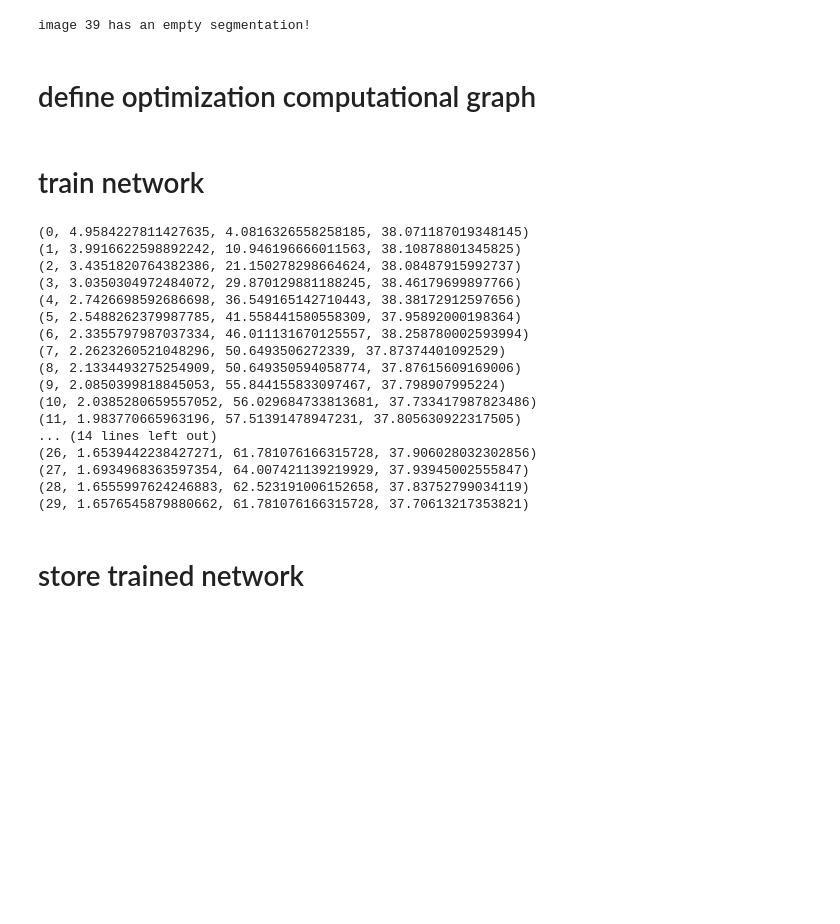
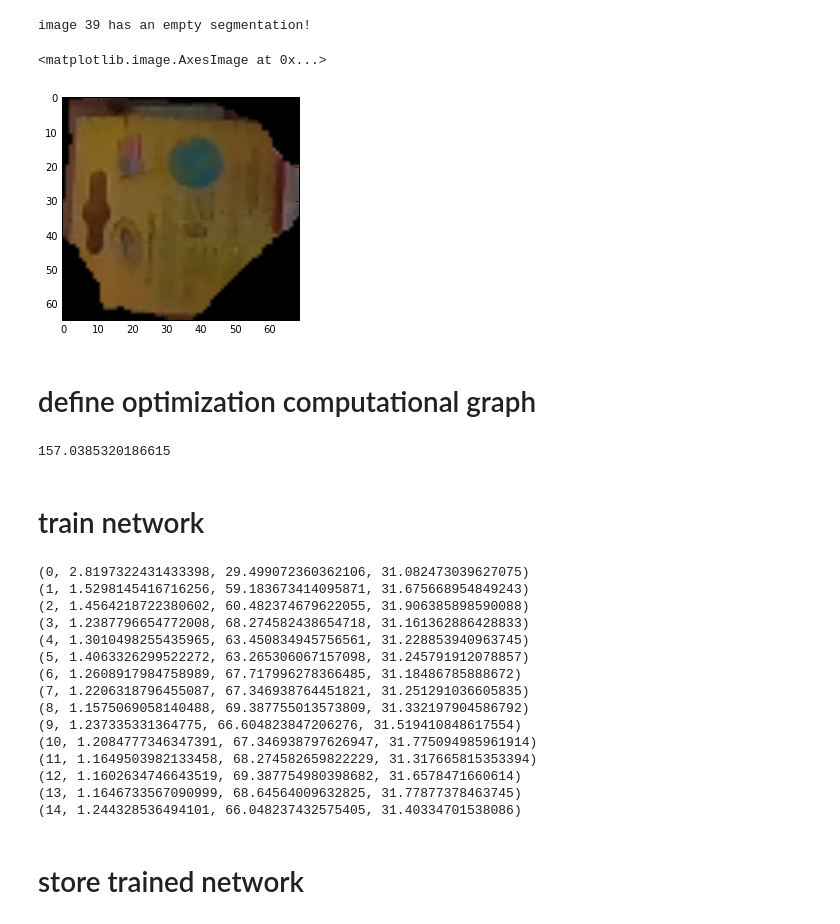
Before and after one commit to branchvincent/arc-reactor, a Jupyter notebook: src/perception/CNN_finetuning_ARC2017.ipynb, the cells around one changed output. Cells and saved outputs as stored; diff of their text form; code cells hidden in the pictures; blank space fills up the shorter version.

```diff
--- a/src/perception/CNN_finetuning_ARC2017.ipynb
+++ b/src/perception/CNN_finetuning_ARC2017.ipynb
@@ -823,6 +655,11 @@ y_val=np.array([LABELS[i] for i in labels]).astype('int32')
 X_val = np.vstack(X_val).astype(np.float32)
 # %% [output]
 image 39 has an empty segmentation!
+# %%
+plt.imshow(segment)
+# %% [output]
+<matplotlib.image.AxesImage at 0x...>
+[figure, added]
 # %% [markdown]
 # define optimization computational graph
 # %%
@@ -868,9 +711,13 @@ acc = T.mean(T.eq(T.argmax(deterministic_prediction, axis=1), y_sym),
 deterministic_loss=lasagne.objectives.categorical_crossentropy(deterministic_prediction, y_sym).mean()
 # %%
 # Compile functions for training, validation and prediction
-train_fn = theano.function([X_sym, y_sym], loss, updates=updates)
-val_fn = theano.function([X_sym, y_sym], [loss, acc])
+start=time()
+train_fn = theano.function([X_sym, y_sym, learning_rate], loss, updates=updates)
+val_fn = theano.function([X_sym, y_sym], [deterministic_loss, acc])
 pred_fn = theano.function([X_sym], deterministic_prediction)
+time()-start
+# %% [output]
+157.0385320186615
 # %% [markdown]
 # train network
 # %%
@@ -893,19 +740,16 @@ def train_batch():
 # We need a fairly small batch size to fit a large network like this in GPU memory
 BATCH_SIZE = 32
 # %%
-#training code
+### training code
 
-#store how many times the network saw each object for each epoch
-class_counts=list()
+for epoch in range(15):
+    start=time()
 
-for epoch in range(30):
-    start=time()
-    class_count_epoch=list()
     for batch in range(25):
-        loss,class_count = train_batch()
-        for i in class_count: #store class id for each epoch
-            class_count_epoch.append(i)
-    class_counts.append(class_count_epoch)
+        if epoch<5:
+            loss = train_batch(lr=.002)
+        else:
+            loss = train_batch(lr=.0001)
 
     ix = range(len(y_val))
     np.random.shuffle(ix)
@@ -921,23 +765,21 @@ for epoch in range(30):
     acc_tot /= len(ix)
     print(epoch, loss_tot, acc_tot * 100,time()-start)
 # %% [output]
-(0, 4.9584227811427635, 4.0816326558258185, 38.071187019348145)
-(1, 3.9916622598892242, 10.946196666011563, 38.10878801345825)
-(2, 3.4351820764382386, 21.150278298664624, 38.08487915992737)
-(3, 3.0350304972484072, 29.870129881188245, 38.46179699897766)
-(4, 2.7426698592686698, 36.549165142710443, 38.38172912597656)
-(5, 2.5488262379987785, 41.558441580558309, 37.95892000198364)
-(6, 2.3355797987037334, 46.011131670125557, 38.258780002593994)
-(7, 2.2623260521048296, 50.6493506272339, 37.87374401092529)
-(8, 2.1334493275254909, 50.649350594058774, 37.87615609169006)
-(9, 2.0850399818845053, 55.844155833097467, 37.798907995224)
-(10, 2.0385280659557052, 56.029684733813681, 37.733417987823486)
-(11, 1.983770665963196, 57.51391478947231, 37.805630922317505)
-... (14 lines left out)
-(26, 1.6539442238427271, 61.781076166315728, 37.906028032302856)
-(27, 1.6934968363597354, 64.007421139219929, 37.93945002555847)
-(28, 1.6555997624246883, 62.523191006152658, 37.83752799034119)
-(29, 1.6576545879880662, 61.781076166315728, 37.70613217353821)
+(0, 2.8197322431433398, 29.499072360362106, 31.082473039627075)
+(1, 1.5298145416716256, 59.183673414095871, 31.675668954849243)
+(2, 1.4564218722380602, 60.482374679622055, 31.906385898590088)
+(3, 1.2387796654772008, 68.274582438654718, 31.161362886428833)
+(4, 1.3010498255435965, 63.450834945756561, 31.228853940963745)
+(5, 1.4063326299522272, 63.265306067157098, 31.245791912078857)
+(6, 1.2608917984758989, 67.717996278366485, 31.18486785888672)
+(7, 1.2206318796455087, 67.346938764451821, 31.251291036605835)
+(8, 1.1575069058140488, 69.387755013573809, 31.332197904586792)
+(9, 1.237335331364775, 66.604823847206276, 31.519410848617554)
+(10, 1.2084777346347391, 67.346938797626947, 31.775094985961914)
+(11, 1.1649503982133458, 68.274582659822229, 31.317665815353394)
+(12, 1.1602634746643519, 69.387754980398682, 31.6578471660614)
+(13, 1.1646733567090999, 68.64564009632825, 31.77877378463745)
+(14, 1.244328536494101, 66.048237432575405, 31.40334701538086)
 # %% [markdown]
 # store trained network
 # %%
```
Also changed, not shown: parts of 26 cells of this notebook.
